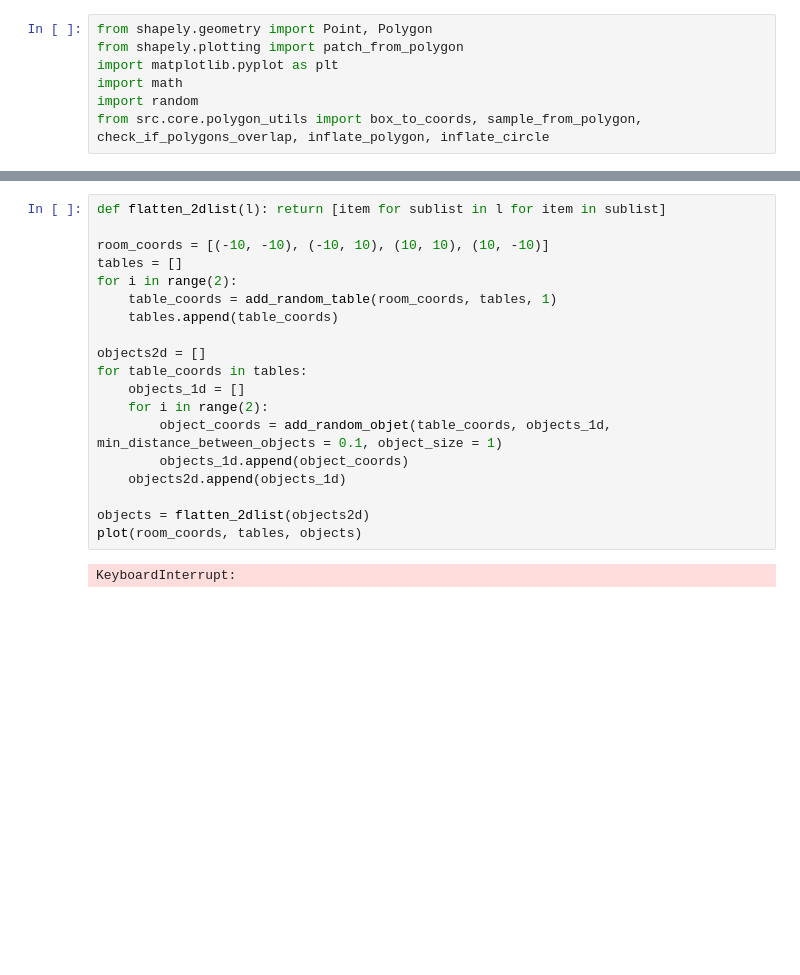
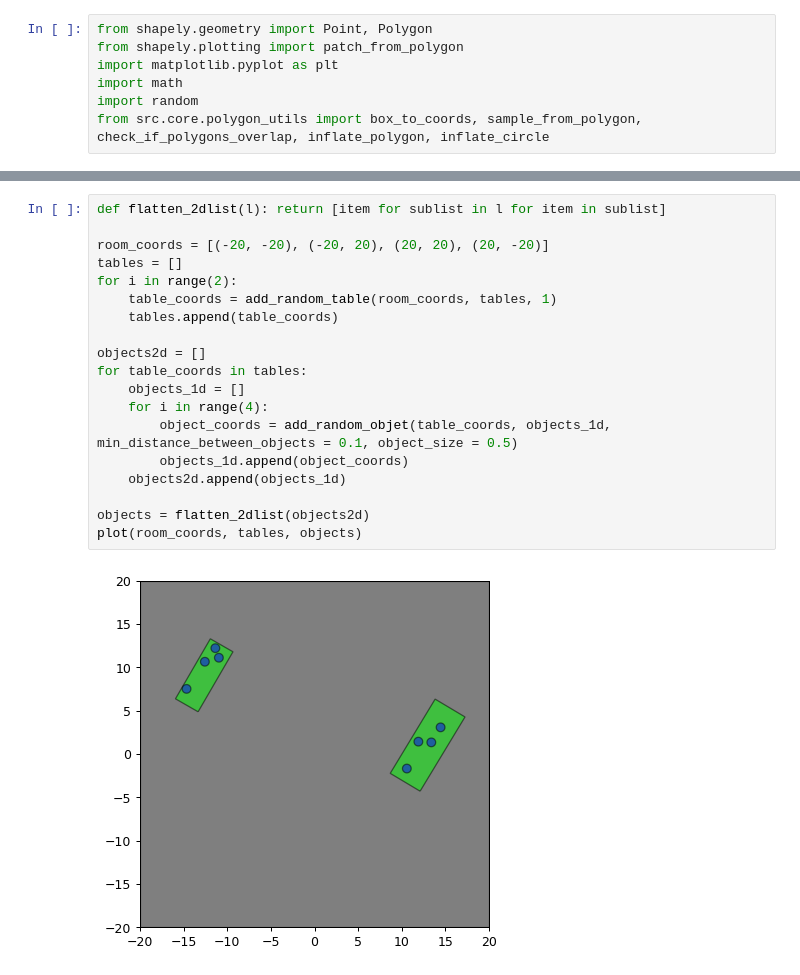
Before and after one commit to szczekulskij/home-robot-simulation, a Jupyter notebook: toying_around.ipynb, the cells around one changed output, grey strips where cells are left out. Drawn from its saved outputs; the diff is of its cells as text; blank space fills up the shorter version.

```diff
--- a/toying_around.ipynb
+++ b/toying_around.ipynb
@@ -122,21 +120,21 @@ plot(room_coords, tables, [])
 # %%
 def flatten_2dlist(l): return [item for sublist in l for item in sublist]
 
-room_coords = [(-10, -10), (-10, 10), (10, 10), (10, -10)]
+room_coords = [(-20, -20), (-20, 20), (20, 20), (20, -20)]
 tables = []
 for i in range(2):
     table_coords = add_random_table(room_coords, tables, 1)
     tables.append(table_coords)
 
 objects2d = []
 for table_coords in tables:
     objects_1d = []
-    for i in range(2):
-        object_coords = add_random_objet(table_coords, objects_1d, min_distance_between_objects = 0.1, object_size = 1)
+    for i in range(4):
+        object_coords = add_random_objet(table_coords, objects_1d, min_distance_between_objects = 0.1, object_size = 0.5)
         objects_1d.append(object_coords)
     objects2d.append(objects_1d)
 
 objects = flatten_2dlist(objects2d)
 plot(room_coords, tables, objects)
 # %% [output]
-KeyboardInterrupt:
+[figure, added]
```
Also changed, not shown: parts of 4 cells of this notebook.
